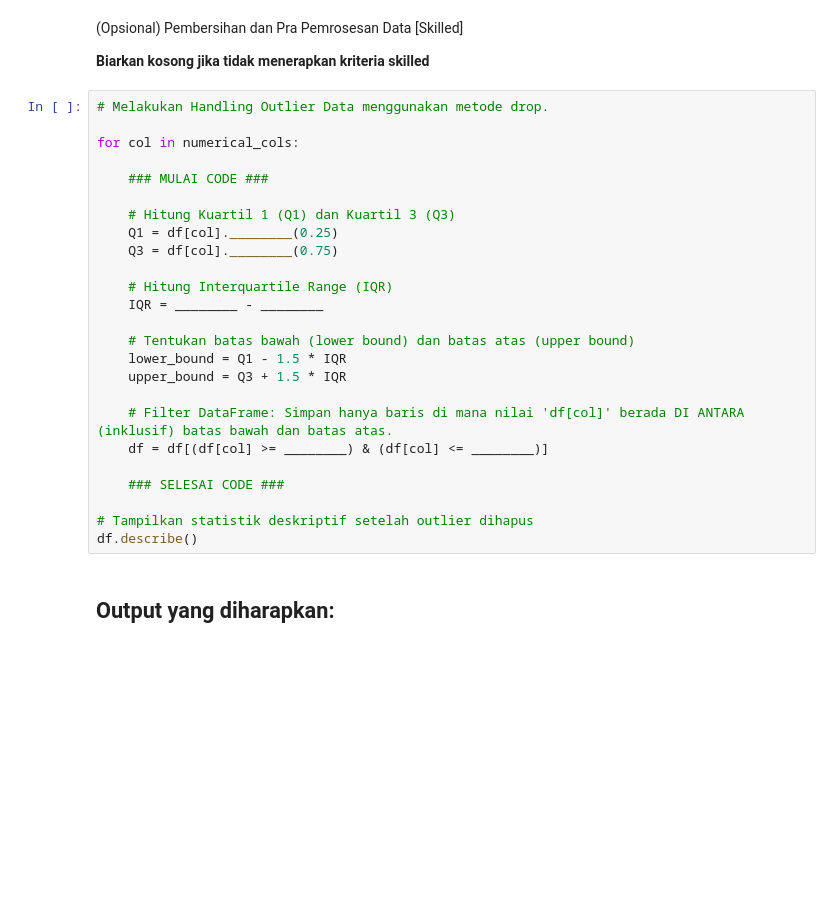
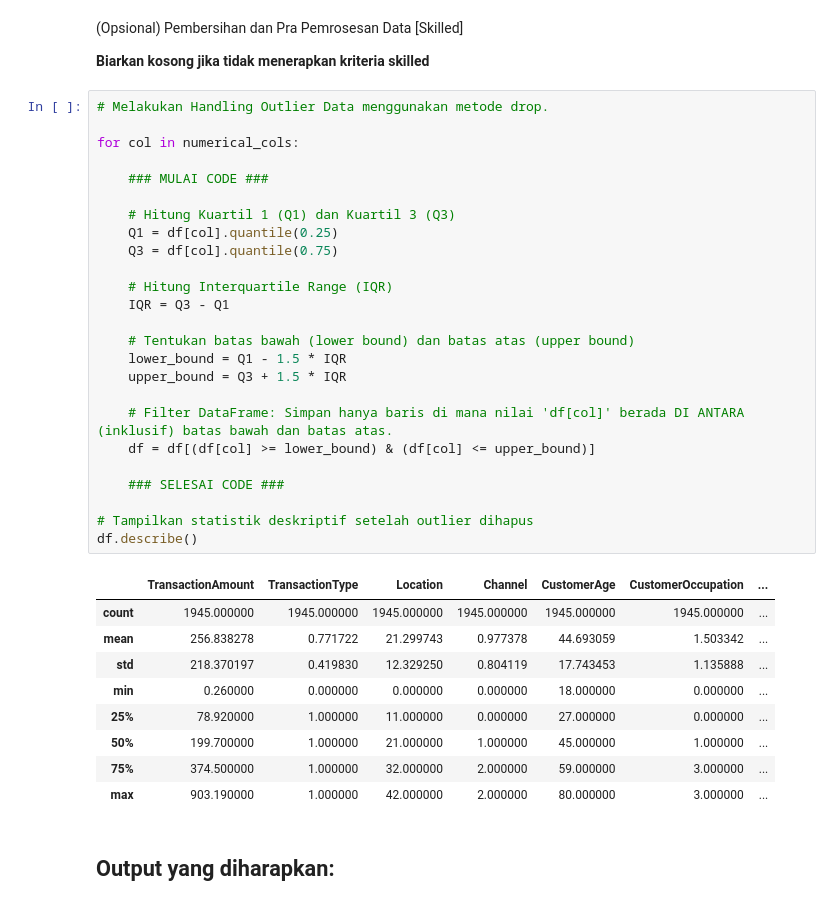
Before and after one commit to nuruzh/Machine-Learning-Beginner, a Jupyter notebook: [Clustering]_Submission_Akhir_BMLP_Nuruzh Zhohiril Islami.ipynb, the cells around one changed output. Drawn from its saved outputs; the diff is of its cells as text; blank space fills up the shorter version.

```diff
--- a/[Clustering]_Submission_Akhir_BMLP_Nuruzh Zhohiril Islami.ipynb
+++ b/[Clustering]_Submission_Akhir_BMLP_Nuruzh Zhohiril Islami.ipynb
@@ -444,28 +454,38 @@ ____.columns.tolist()
 # %%
 # Melakukan Handling Outlier Data menggunakan metode drop.
 
 for col in numerical_cols:
 
     ### MULAI CODE ###
 
     # Hitung Kuartil 1 (Q1) dan Kuartil 3 (Q3)
-    Q1 = df[col].________(0.25)
-    Q3 = df[col].________(0.75)
+    Q1 = df[col].quantile(0.25)
+    Q3 = df[col].quantile(0.75)
 
     # Hitung Interquartile Range (IQR)
-    IQR = ________ - ________
+    IQR = Q3 - Q1
 
     # Tentukan batas bawah (lower bound) dan batas atas (upper bound)
     lower_bound = Q1 - 1.5 * IQR
     upper_bound = Q3 + 1.5 * IQR
 
     # Filter DataFrame: Simpan hanya baris di mana nilai 'df[col]' berada DI ANTARA (inklusif) batas bawah dan batas atas.
-    df = df[(df[col] >= ________) & (df[col] <= ________)]
+    df = df[(df[col] >= lower_bound) & (df[col] <= upper_bound)]
 
     ### SELESAI CODE ###
 
 # Tampilkan statistik deskriptif setelah outlier dihapus
 df.describe()
+# %% [output]
+|  | TransactionAmount | TransactionType | Location | Channel | CustomerAge | CustomerOccupation | ... |
+| count | 1945.000000 | 1945.000000 | 1945.000000 | 1945.000000 | 1945.000000 | 1945.000000 | ... |
+| mean | 256.838278 | 0.771722 | 21.299743 | 0.977378 | 44.693059 | 1.503342 | ... |
+| std | 218.370197 | 0.419830 | 12.329250 | 0.804119 | 17.743453 | 1.135888 | ... |
+| min | 0.260000 | 0.000000 | 0.000000 | 0.000000 | 18.000000 | 0.000000 | ... |
+| 25% | 78.920000 | 1.000000 | 11.000000 | 0.000000 | 27.000000 | 0.000000 | ... |
+| 50% | 199.700000 | 1.000000 | 21.000000 | 1.000000 | 45.000000 | 1.000000 | ... |
+| 75% | 374.500000 | 1.000000 | 32.000000 | 2.000000 | 59.000000 | 3.000000 | ... |
+| max | 903.190000 | 1.000000 | 42.000000 | 2.000000 | 80.000000 | 3.000000 | ... |
 # %% [markdown]
 ## **Output yang diharapkan:**
 # %% [markdown]
```
Also changed, not shown: parts of 1 cell of this notebook.
